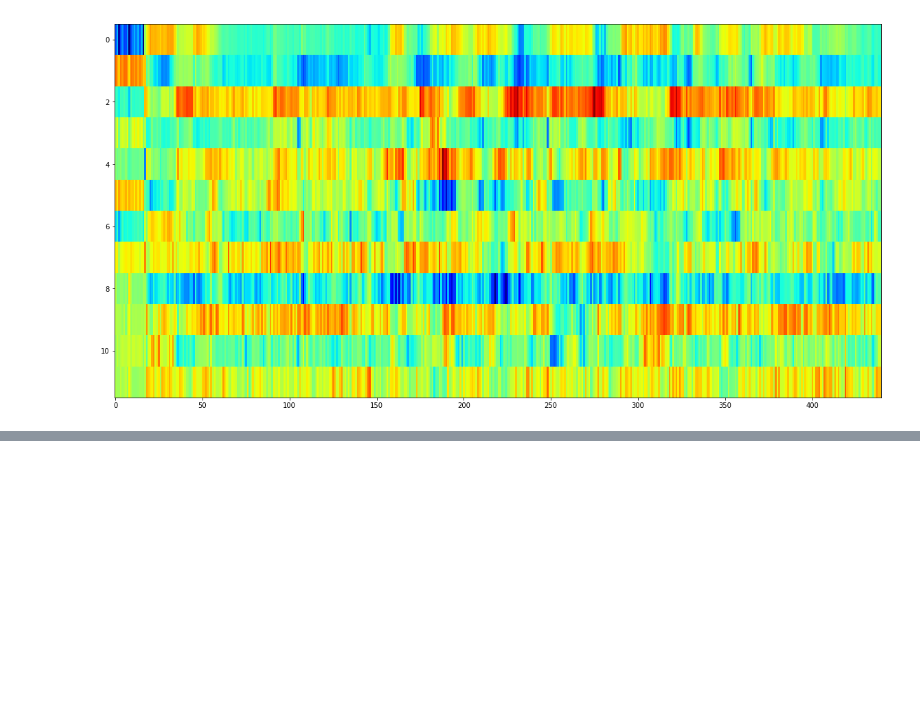
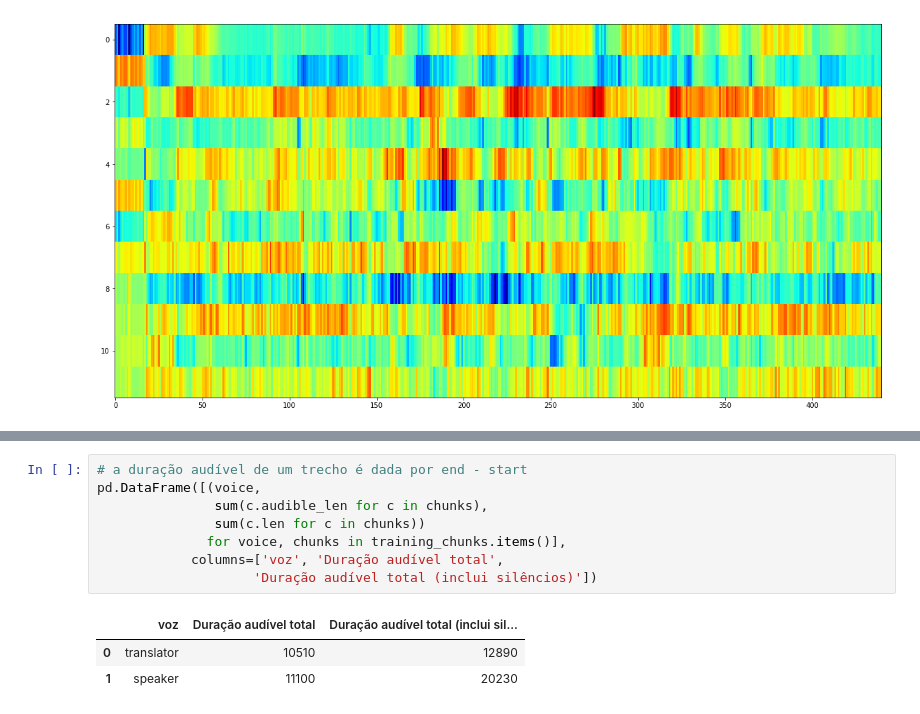
Before and after one commit to bigdatamatta/speechsplit, a Jupyter notebook: data_exploration.ipynb, the cells around one changed output, grey strips where cells are left out. Cells and saved outputs as stored; diff of their text form; blank space fills up the shorter version.

```diff
--- a/data_exploration.ipynb
+++ b/data_exploration.ipynb
@@ -153,0 +265,12 @@ from speechsplit import get_some_chunks_with_set_truth
+# %%
+# a duração audível de um trecho é dada por end - start
+pd.DataFrame([(voice,
+               sum(c.audible_len for c in chunks),
+               sum(c.len for c in chunks))
+              for voice, chunks in training_chunks.items()],
+            columns=['voz', 'Duração audível total',
+                    'Duração audível total (inclui silêncios)'])
+# %% [output]
+|  | voz | Duração audível total | Duração audível total (inclui sil... |
+| 0 | translator | 10510 | 12890 |
+| 1 | speaker | 11100 | 20230 |
```
Also changed, not shown: parts of 32 cells of this notebook.
